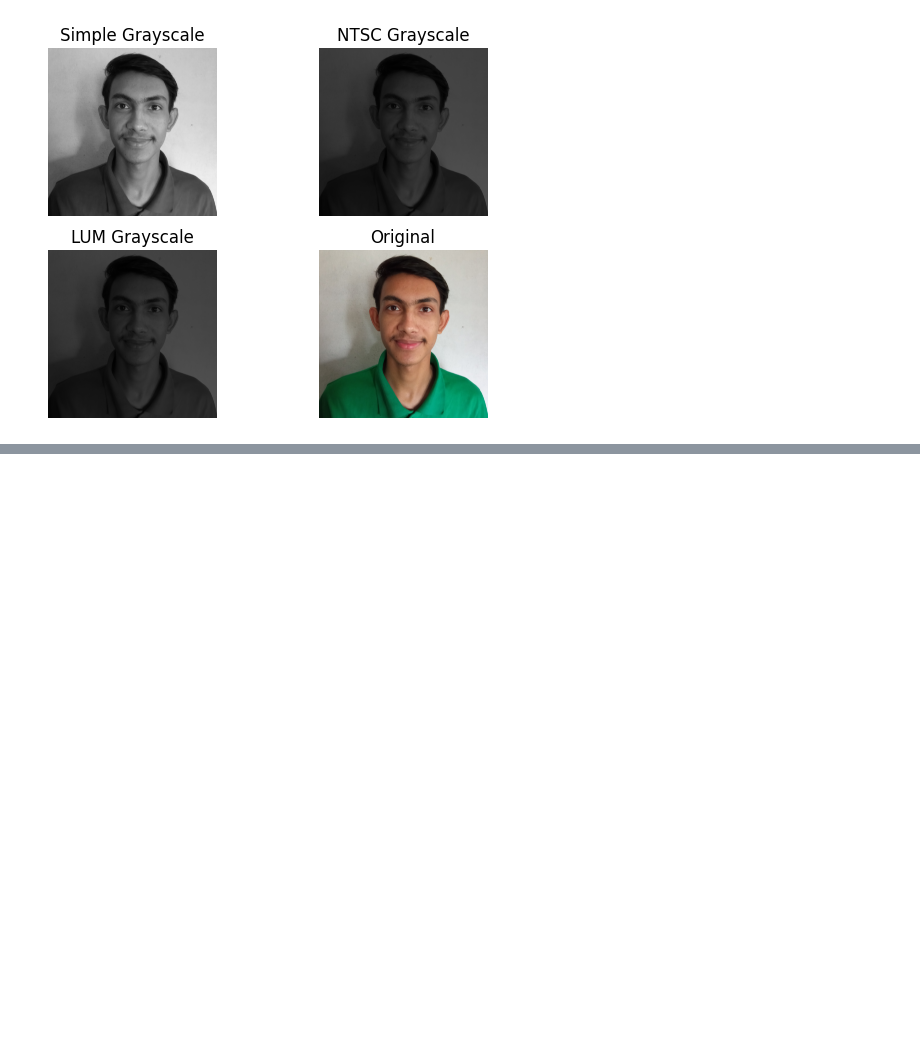
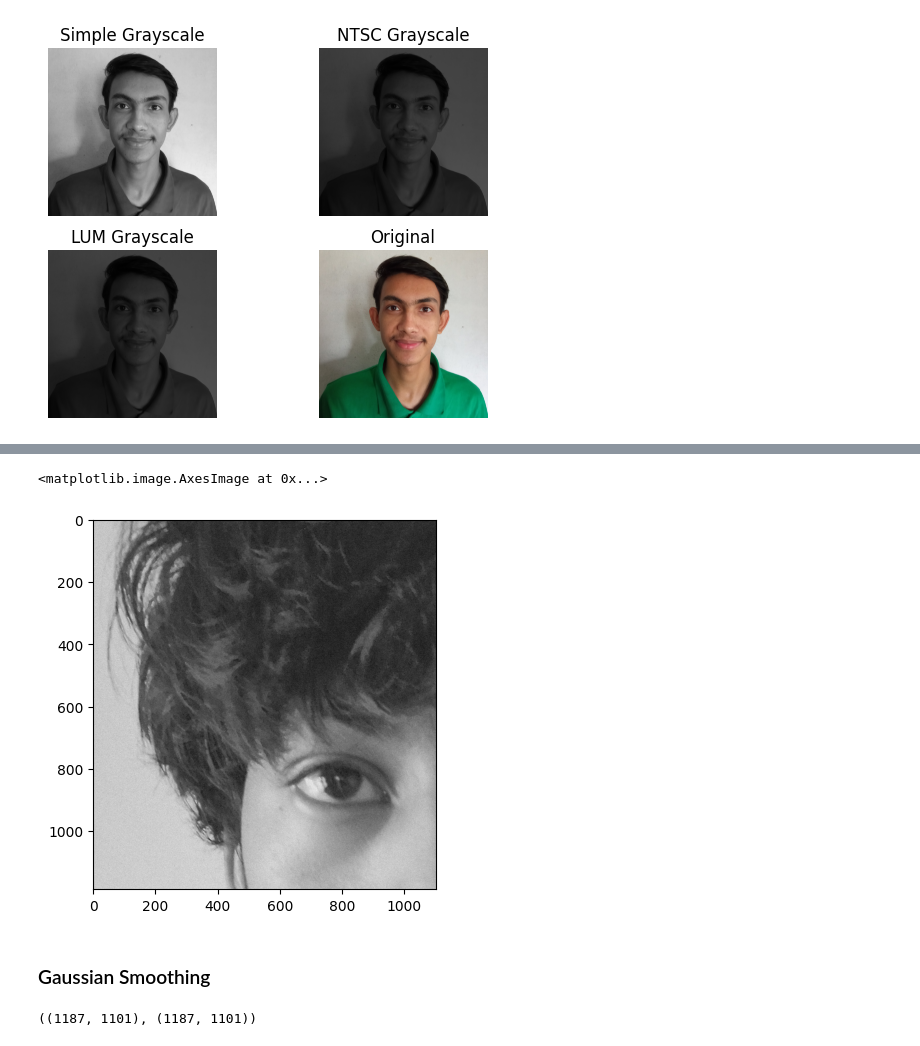
Before and after one commit to Arktetra/improc, a Jupyter notebook: notebooks/roshan_lab_1.ipynb, the cells around one changed output, grey strips where cells are left out. Drawn from its saved outputs; the diff is of its cells as text; code cells hidden in the pictures; blank space fills up the shorter version.

```diff
--- a/notebooks/roshan_lab_1.ipynb
+++ b/notebooks/roshan_lab_1.ipynb
@@ -108,0 +188,19 @@ mtpplt.show()
+# %%
+mean = 0
+var = 125
+sigma = var ** 0.5
+
+def gaussian_noise(img: np.ndarray) -> np.ndarray:
+    result = np.copy(img)
+
+    W, H = img.shape
+
+    gauss = np.random.normal(mean, sigma, (W, H))
+    gauss = gauss.astype(int)
+    # gauss += 127
+    print(gauss)
+    result = img + gauss
+
+    return result
+# %%
+gauss_noisy = gaussian_noise(img2)
@@ -108,0 +215,5 @@ mtpplt.show()
+# %%
+mpl.imshow(gauss_noisy, cmap="gray")
+# %% [output]
+<matplotlib.image.AxesImage at 0x...>
+[figure, added]
@@ -108,0 +230,2 @@ mtpplt.show()
+# %% [markdown]
+### Gaussian Smoothing
@@ -108,0 +241,5 @@ mtpplt.show()
+# %%
+smooth_gauss.shape, noisy_img.shape
+# smooth_gauss[0:10][0:10]
+# %% [output]
+((1187, 1101), (1187, 1101))
```
Also changed, not shown: parts of 14 cells of this notebook, 2 other files.
